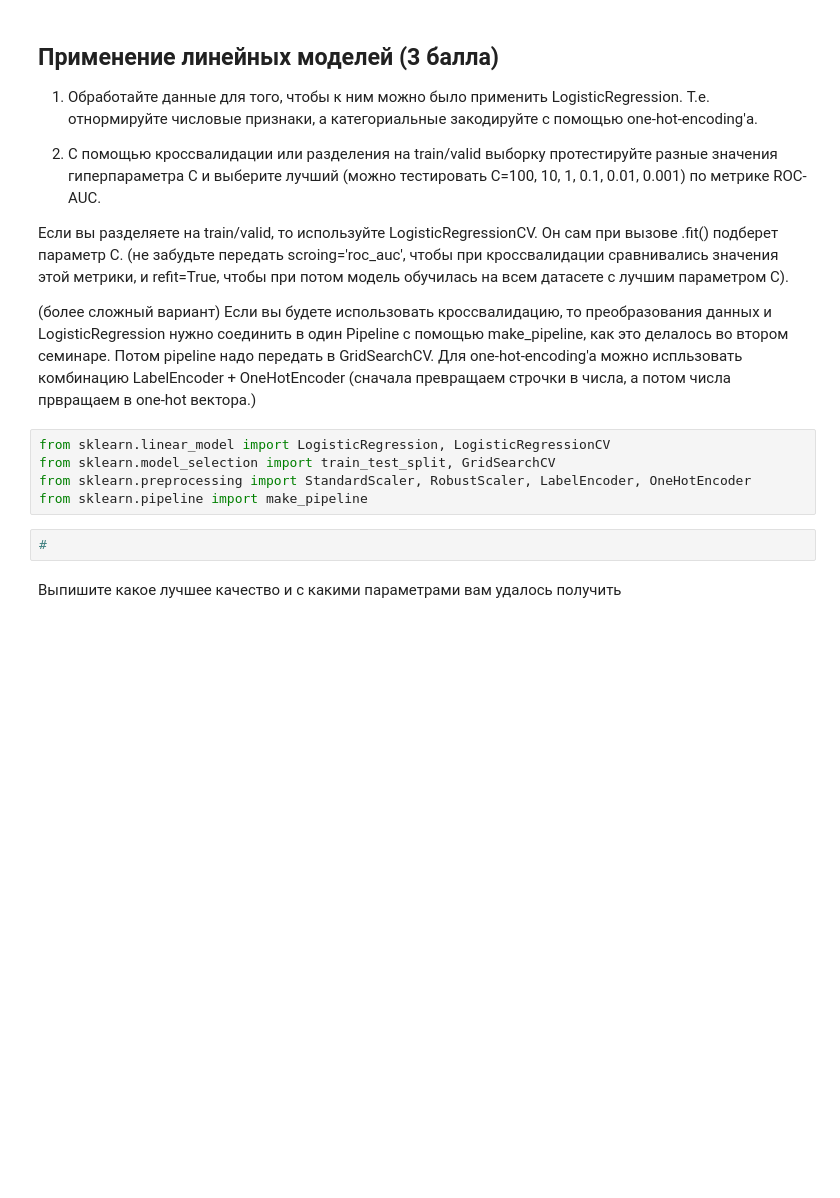
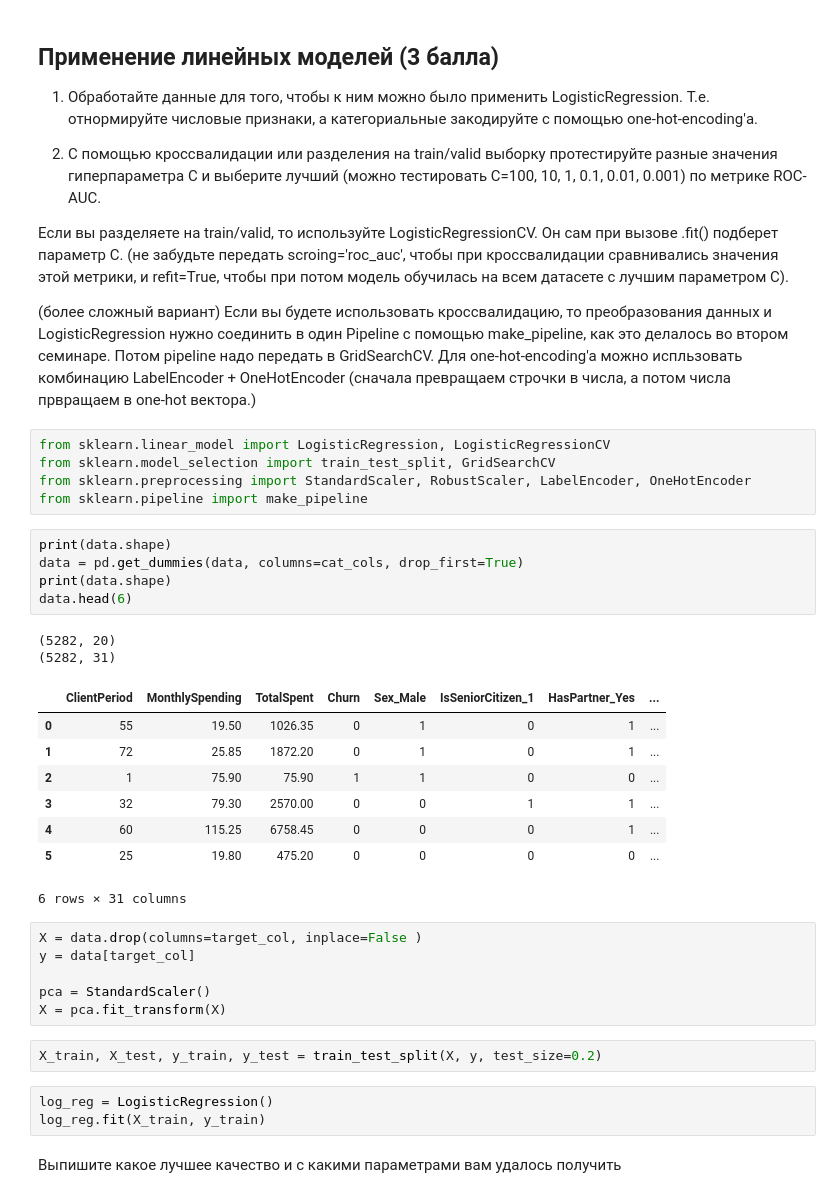
Before and after one commit to Felecort/DLS-Rush, a Jupyter notebook: Matherials/3_7_Algorithm_compositions_and_model_selection/homework/baseline.ipynb, the cells around one changed output. Cells and saved outputs as stored; diff of their text form; blank space fills up the shorter version.

Commit message:
data cleaning

```diff
--- a/Matherials/3_7_Algorithm_compositions_and_model_selection/homework/baseline.ipynb
+++ b/Matherials/3_7_Algorithm_compositions_and_model_selection/homework/baseline.ipynb
@@ -206,7 +208,32 @@ from sklearn.linear_model import LogisticRegression, LogisticRegressionCV
 from sklearn.model_selection import train_test_split, GridSearchCV
 from sklearn.preprocessing import StandardScaler, RobustScaler, LabelEncoder, OneHotEncoder
 from sklearn.pipeline import make_pipeline
-# %%
-#
+# %%
+print(data.shape)
+data = pd.get_dummies(data, columns=cat_cols, drop_first=True)
+print(data.shape)
+data.head(6)
+# %% [output]
+(5282, 20)
+(5282, 31)
+|  | ClientPeriod | MonthlySpending | TotalSpent | Churn | Sex_Male | IsSeniorCitizen_1 | HasPartner_Yes | ... |
+| 0 | 55 | 19.50 | 1026.35 | 0 | 1 | 0 | 1 | ... |
+| 1 | 72 | 25.85 | 1872.20 | 0 | 1 | 0 | 1 | ... |
+| 2 | 1 | 75.90 | 75.90 | 1 | 1 | 0 | 0 | ... |
+| 3 | 32 | 79.30 | 2570.00 | 0 | 0 | 1 | 1 | ... |
+| 4 | 60 | 115.25 | 6758.45 | 0 | 0 | 0 | 1 | ... |
+| 5 | 25 | 19.80 | 475.20 | 0 | 0 | 0 | 0 | ... |
+6 rows × 31 columns
+# %%
+X = data.drop(columns=target_col, inplace=False )
+y = data[target_col]
+
+pca = StandardScaler()
+X = pca.fit_transform(X)
+# %%
+X_train, X_test, y_train, y_test = train_test_split(X, y, test_size=0.2)
+# %%
+log_reg = LogisticRegression()
+log_reg.fit(X_train, y_train)
 # %% [markdown]
 Выпишите какое лучшее качество и с какими параметрами вам удалось получить
```
Also changed, not shown: parts of 6 cells of this notebook.
